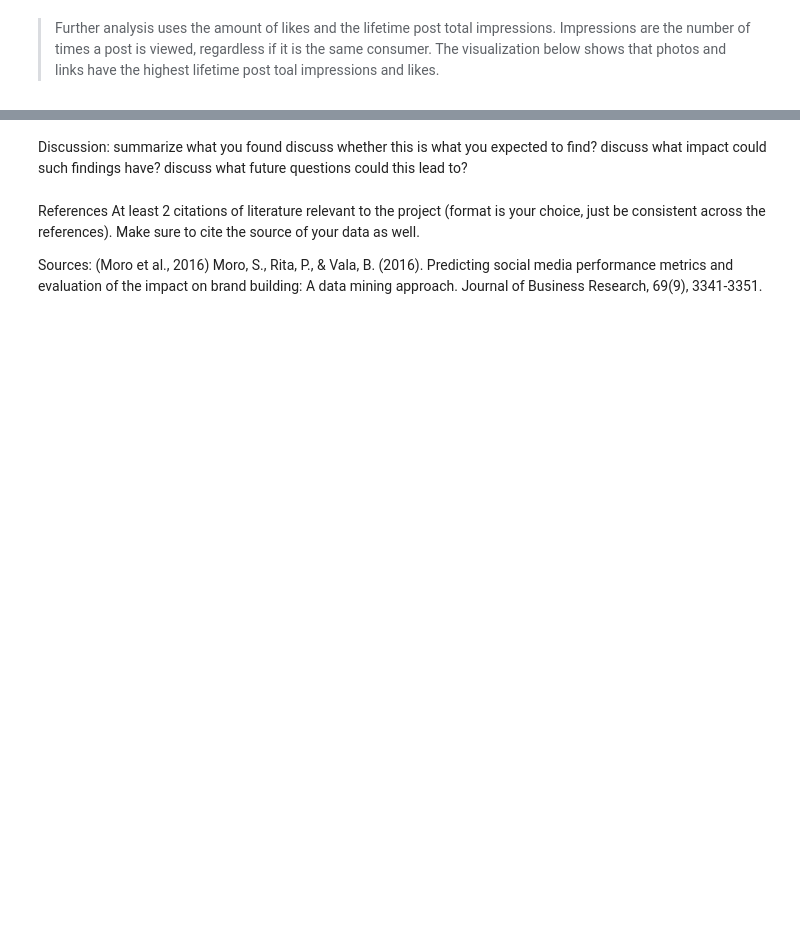
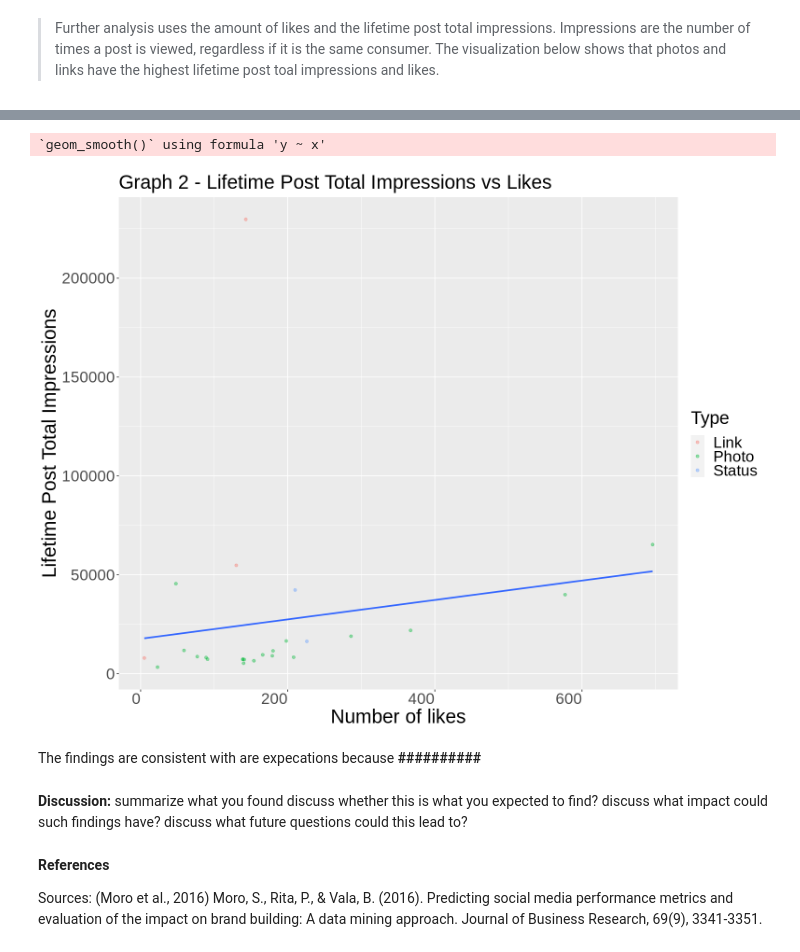
Before and after one commit to L-amat/project_proposal, a Jupyter notebook: 2-group_project_report/Group_project_report.ipynb, the cells around one changed output, grey strips where cells are left out. Drawn from its saved outputs; the diff is of its cells as text; code cells hidden in the pictures; blank space fills up the shorter version.

```diff
--- a/2-group_project_report/Group_project_report.ipynb
+++ b/2-group_project_report/Group_project_report.ipynb
@@ -267,12 +217,31 @@ For each
+# %%
+lm_plot_final <- ggplot(fb_test, aes(x = like,
+                                     y = Lifetime.Post.Total.Impressions)) +
+  geom_point(alpha = 0.4, aes(colour = Type)) +
+        scale_fill_brewer(palette = 'Dark2') +
+  xlab("Number of likes") +
+  ylab("Lifetime Post Total Impressions") +
+    ggtitle("Graph 2 - Lifetime Post Total Impressions vs Likes") +
+    theme(axis.text = element_text(size = 20,                         #font sizes
+                                    hjust = 1),
+         plot.title = element_text(size = 25),
+         axis.title = element_text(size = 25),
+         legend.text = element_text(size = 20),
+         legend.title = element_text(size = 23)) +
+  geom_smooth(method = "lm", se = FALSE)
+lm_plot_final
+# %% [output]
+`geom_smooth()` using formula 'y ~ x'
+[figure, added]
+# %% [markdown]
+The findings are consistent with are expecations because **##########**
 # %% [markdown]
-Discussion:
+**Discussion:**
     summarize what you found
     discuss whether this is what you expected to find?
     discuss what impact could such findings have?
     discuss what future questions could this lead to?
 # %% [markdown]
-References
-At least 2 citations of literature relevant to the project (format is your choice, just be consistent across the references).
-Make sure to cite the source of your data as well.
+**References**
 
 Sources: (Moro et al., 2016) Moro, S., Rita, P., & Vala, B. (2016). Predicting social media performance metrics and evaluation of the impact on brand building: A data mining approach. Journal of Business Research, 69(9), 3341-3351.
```
Also changed, not shown: parts of 19 cells of this notebook, 1 other file.
